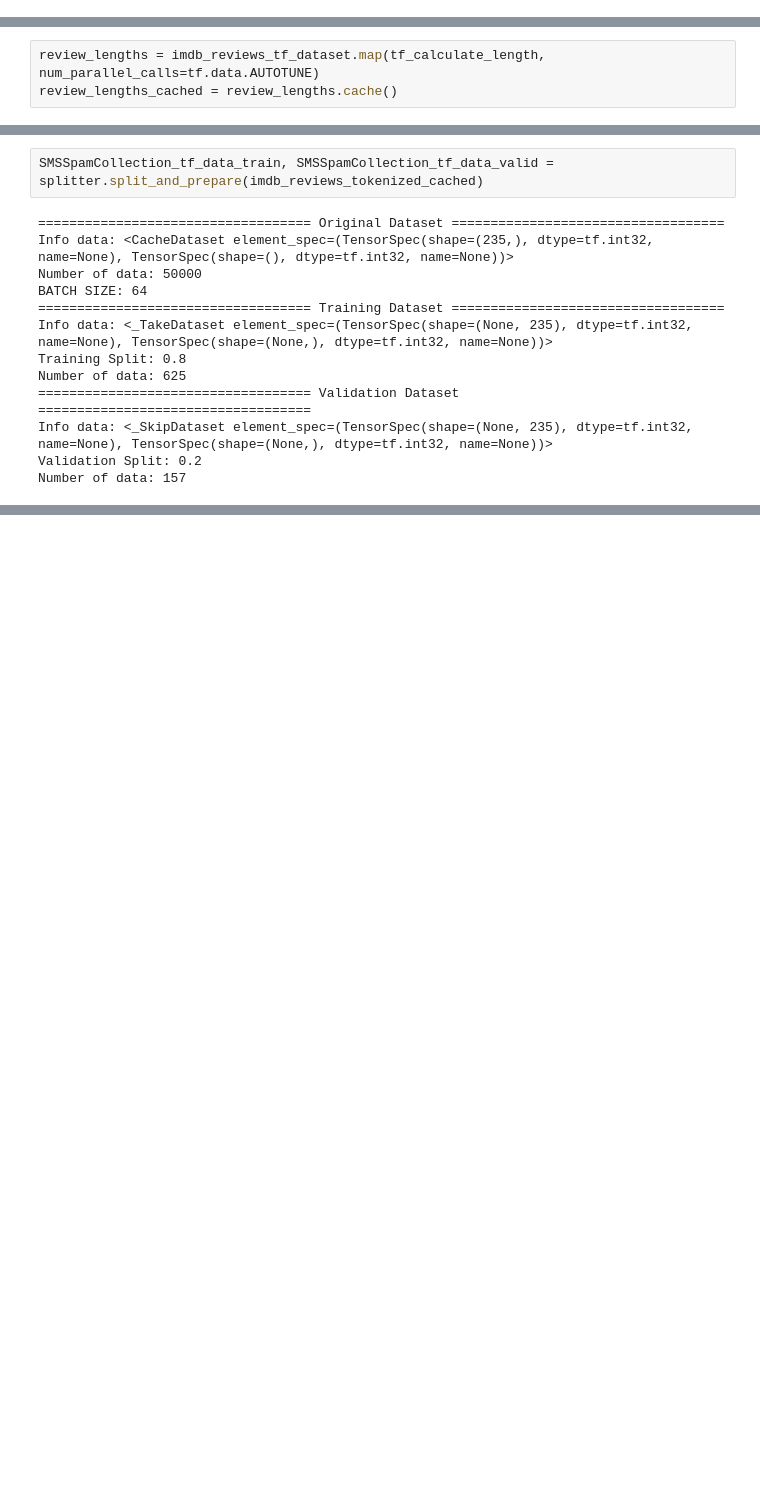
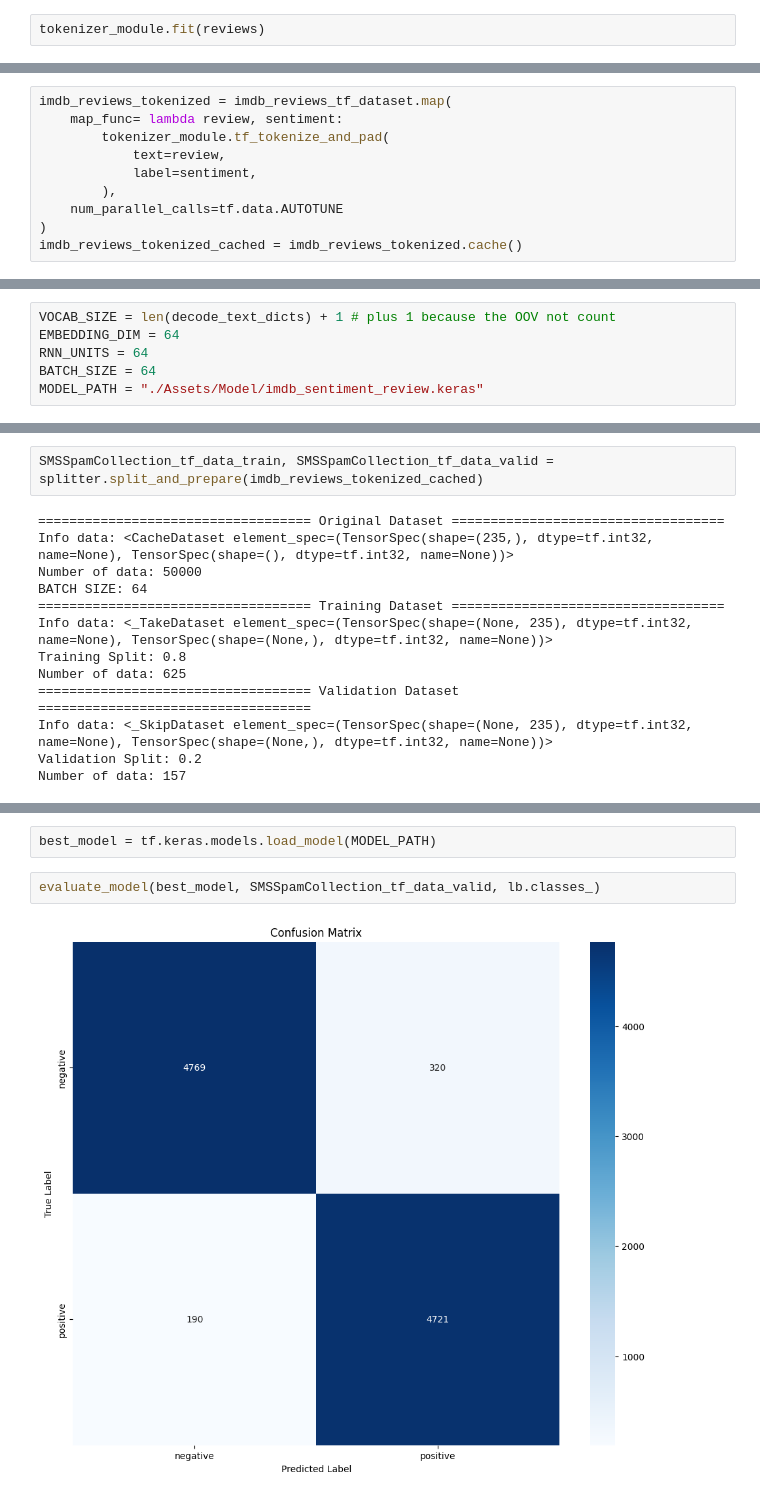
Before and after one commit to AnggaDS01/Python, a Jupyter notebook: Machine-Learning/Documentations/Natural-Language-Processing/Understanding-Sentiment-in-Natural-Language-with-BiLSTMs/3. Bi-directional-LSTMs-BiLSTMs.ipynb, the cells around one changed output, grey strips where cells are left out. Saved outputs shown, nothing was run; the diff lists cells and outputs as text; blank space fills up the shorter version.

```diff
--- a/Machine-Learning/Documentations/Natural-Language-Processing/Understanding-Sentiment-in-Natural-Language-with-BiLSTMs/3. Bi-directional-LSTMs-BiLSTMs.ipynb
+++ b/Machine-Learning/Documentations/Natural-Language-Processing/Understanding-Sentiment-in-Natural-Language-with-BiLSTMs/3. Bi-directional-LSTMs-BiLSTMs.ipynb
@@ -272 +267,3 @@ tokenizer.fit_on_texts(reviews)
+# %%
+tokenizer_module.fit(reviews)
 # %%
@@ -311,3 +349,10 @@ def tf_calculate_length(text, label):
 # %%
-review_lengths = imdb_reviews_tf_dataset.map(tf_calculate_length, num_parallel_calls=tf.data.AUTOTUNE)
-review_lengths_cached = review_lengths.cache()
+imdb_reviews_tokenized = imdb_reviews_tf_dataset.map(
+    map_func= lambda review, sentiment:
+        tokenizer_module.tf_tokenize_and_pad(
+            text=review,
+            label=sentiment,
+        ),
+    num_parallel_calls=tf.data.AUTOTUNE
+)
+imdb_reviews_tokenized_cached = imdb_reviews_tokenized.cache()
@@ -433,3 +387,9 @@ BATCH_SIZE = 64
+# %%
+VOCAB_SIZE = len(decode_text_dicts) + 1 # plus 1 because the OOV not count
+EMBEDDING_DIM = 64
+RNN_UNITS = 64
+BATCH_SIZE = 64
+MODEL_PATH = "./Assets/Model/imdb_sentiment_review.keras"
 # %%
 splitter = DatasetSplitter(batch_size=BATCH_SIZE, train_split=0.8)
 # %%
@@ -518,0 +510,6 @@ history = model.fit(
+# %%
+best_model = tf.keras.models.load_model(MODEL_PATH)
+# %%
+evaluate_model(best_model, SMSSpamCollection_tf_data_valid, lb.classes_)
+# %% [output]
+[figure, added]
```
Also changed, not shown: parts of 26 cells of this notebook, 4 other files.
